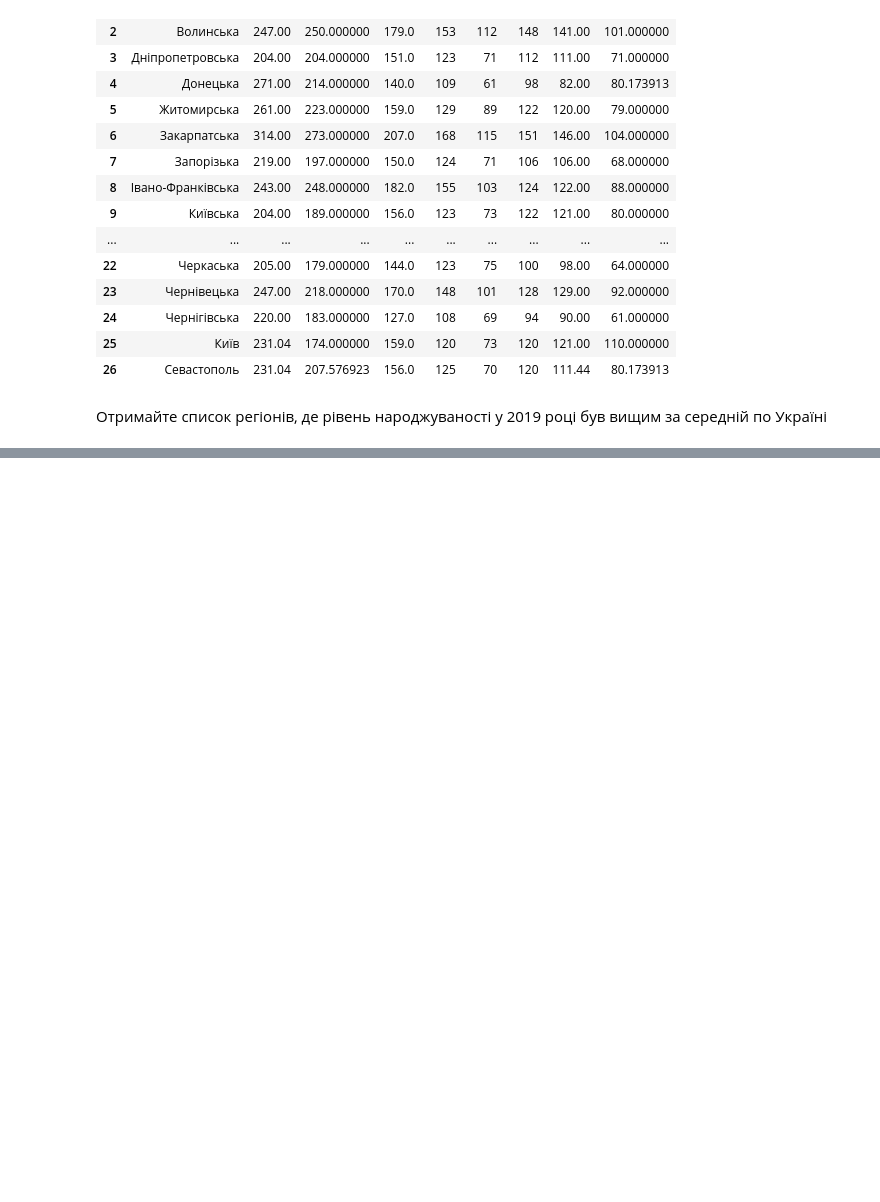
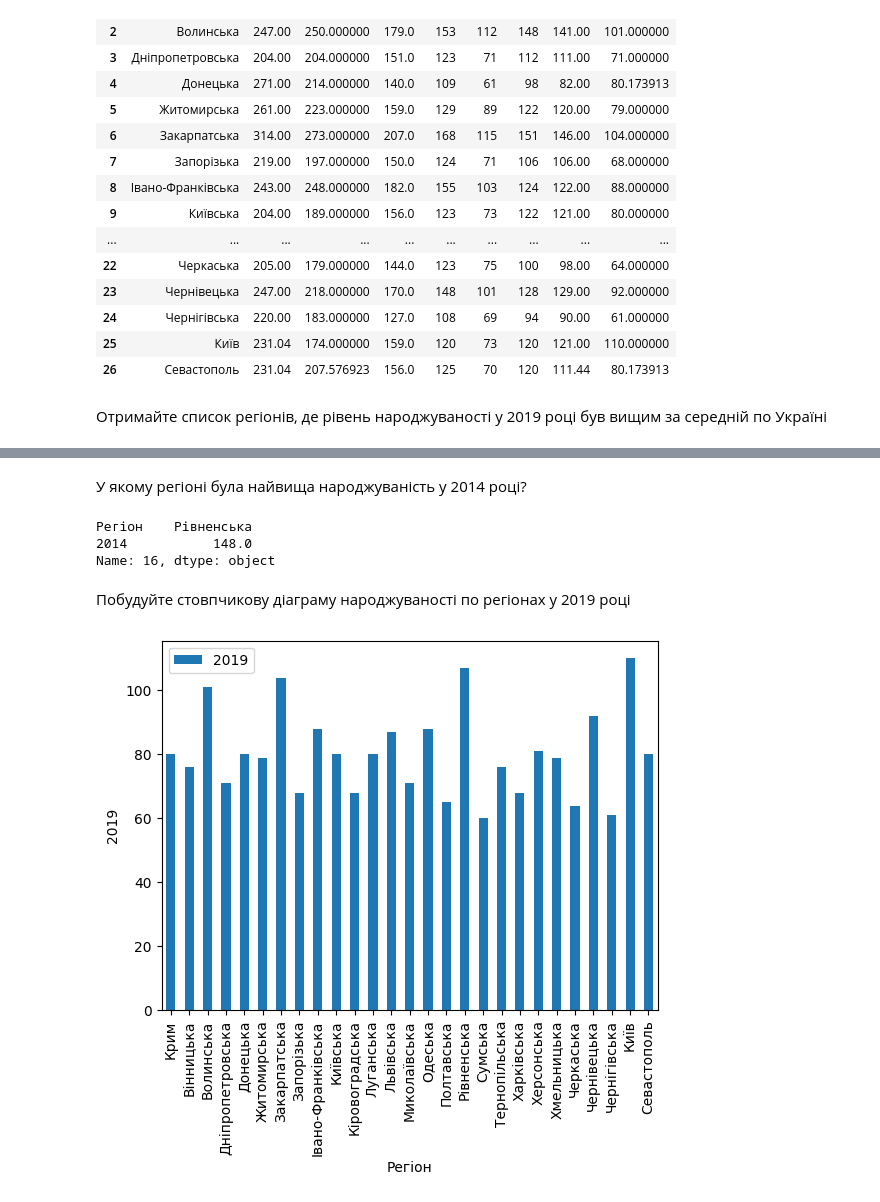
Before and after one commit to kbuhantsev/goit-datascience-hw, a Jupyter notebook: hw-2/Hw2.1.ipynb, the cells around one changed output, grey strips where cells are left out. Drawn from its saved outputs; the diff is of its cells as text; code cells hidden in the pictures; blank space fills up the shorter version.

```diff
--- a/hw-2/Hw2.1.ipynb
+++ b/hw-2/Hw2.1.ipynb
@@ -5,7 +6,9 @@ import numpy as np
 Вивести перші рядки таблиці за допомогою методу head
 # %%
 table_name = "Коефіцієнт народжуваності в регіонах України"
-data_frame = pd.read_html("https://uk.wikipedia.org/wiki/%D0%9D%D0%B0%D1%81%D0%B5%D0%BB%D0%B5%D0%BD%D0%BD%D1%8F_%D0%A3%D0%BA%D1%80%D0%B0%D1%97%D0%BD%D0%B8", match=table_name)[0]
+data_frame = pd.read_html(
+    "https://uk.wikipedia.org/wiki/%D0%9D%D0%B0%D1%81%D0%B5%D0%BB%D0%B5%D0%BD%D0%BD%D1%8F_%D0%A3%D0%BA%D1%80%D0%B0%D1%97%D0%BD%D0%B8",
+    match=table_name)[0]
 
 data_frame.head()
 # %% [output]
@@ -24,7 +27,7 @@ data_frame.shape
 # %% [markdown]
 Замініть у таблиці значення "—" на значення NaN
 # %%
-data_frame = data_frame.replace(to_replace="—", value=np.NAN)
+data_frame = data_frame.replace(to_replace="—", value="NaN")
 
 data_frame
 # %% [output]
@@ -149,0 +168,14 @@ data_frame
+# %% [markdown]
+У якому регіоні була найвища народжуваність у 2014 році?
+# %%
+data_frame.iloc[data_frame["2014"].idxmax()][["Регіон", "2014"]]
+# %% [output]
+Регіон    Рівненська
+2014           148.0
+Name: 16, dtype: object
+# %% [markdown]
+Побудуйте стовпчикову діаграму народжуваності по регіонах у 2019 році
+# %%
+pl = data_frame[["Регіон", "2019"]].plot.bar(x="Регіон", y="2019", xlabel="Регіон", ylabel="2019")
+# %% [output]
+[figure, added]
```
Also changed, not shown: parts of 2 cells of this notebook, 4 other files.
